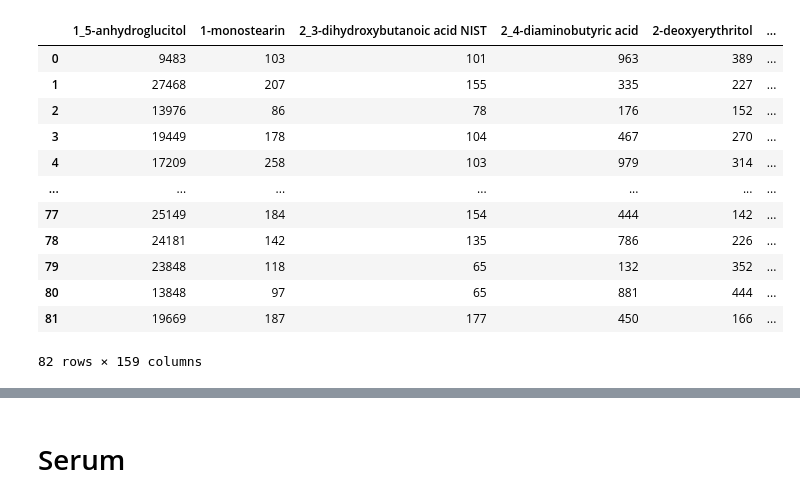
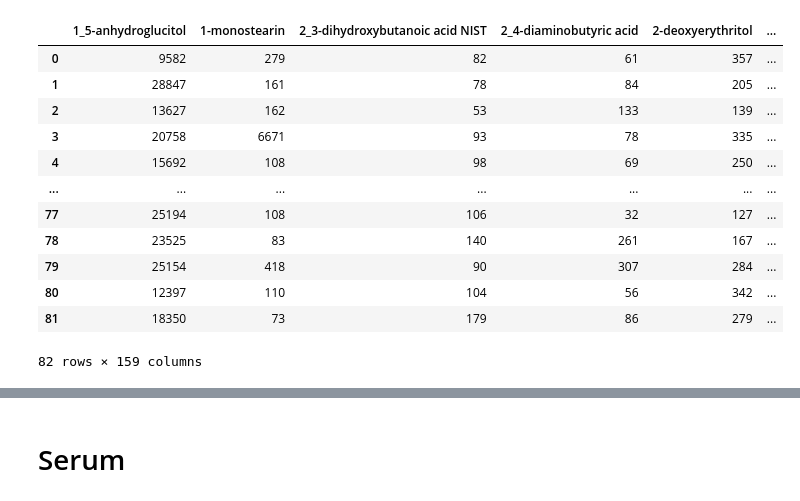
Before and after one commit to utshabkg/lung_cancer_biomarker, a Jupyter notebook: final and best approach/Approach 2/exploratory_analysis.ipynb, the cells around one changed output, grey strips where cells are left out. Drawn from its saved outputs; the diff is of its cells as text; code cells hidden in the pictures.

```diff
--- a/final and best approach/Approach 2/exploratory_analysis.ipynb
+++ b/final and best approach/Approach 2/exploratory_analysis.ipynb
@@ -7,20 +7,20 @@ import seaborn as sns
 # %%
 plasma = pd.read_csv('G:\Research\SM Sir\LungCancer_Biomarker\dataset\plasma_processed.csv')
 serum = pd.read_csv('G:\Research\SM Sir\LungCancer_Biomarker\dataset\serum_processed.csv')
-plasma = plasma.drop(['Unnamed: 0'], axis=1)
-serum = serum.drop(['Unnamed: 0'], axis=1)
-plasma
+plasma0 = plasma.drop(['Unnamed: 0'], axis=1)
+serum0 = serum.drop(['Unnamed: 0'], axis=1)
+serum0
 # %% [output]
 |  | 1_5-anhydroglucitol | 1-monostearin | 2_3-dihydroxybutanoic acid NIST | 2_4-diaminobutyric acid | 2-deoxyerythritol | ... |
-| 0 | 9483 | 103 | 101 | 963 | 389 | ... |
-| 1 | 27468 | 207 | 155 | 335 | 227 | ... |
-| 2 | 13976 | 86 | 78 | 176 | 152 | ... |
-| 3 | 19449 | 178 | 104 | 467 | 270 | ... |
-| 4 | 17209 | 258 | 103 | 979 | 314 | ... |
+| 0 | 9582 | 279 | 82 | 61 | 357 | ... |
+| 1 | 28847 | 161 | 78 | 84 | 205 | ... |
+| 2 | 13627 | 162 | 53 | 133 | 139 | ... |
+| 3 | 20758 | 6671 | 93 | 78 | 335 | ... |
+| 4 | 15692 | 108 | 98 | 69 | 250 | ... |
 | ... | ... | ... | ... | ... | ... | ... |
-| 77 | 25149 | 184 | 154 | 444 | 142 | ... |
-| 78 | 24181 | 142 | 135 | 786 | 226 | ... |
-| 79 | 23848 | 118 | 65 | 132 | 352 | ... |
-| 80 | 13848 | 97 | 65 | 881 | 444 | ... |
-| 81 | 19669 | 187 | 177 | 450 | 166 | ... |
+| 77 | 25194 | 108 | 106 | 32 | 127 | ... |
+| 78 | 23525 | 83 | 140 | 261 | 167 | ... |
+| 79 | 25154 | 418 | 90 | 307 | 284 | ... |
+| 80 | 12397 | 110 | 104 | 56 | 342 | ... |
+| 81 | 18350 | 73 | 179 | 86 | 279 | ... |
 82 rows × 159 columns
```
Also changed, not shown: parts of 24 cells of this notebook, 5 other files.
